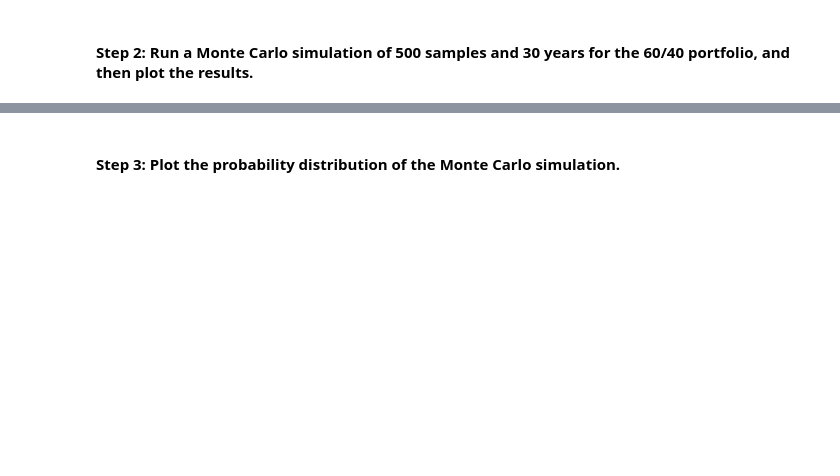
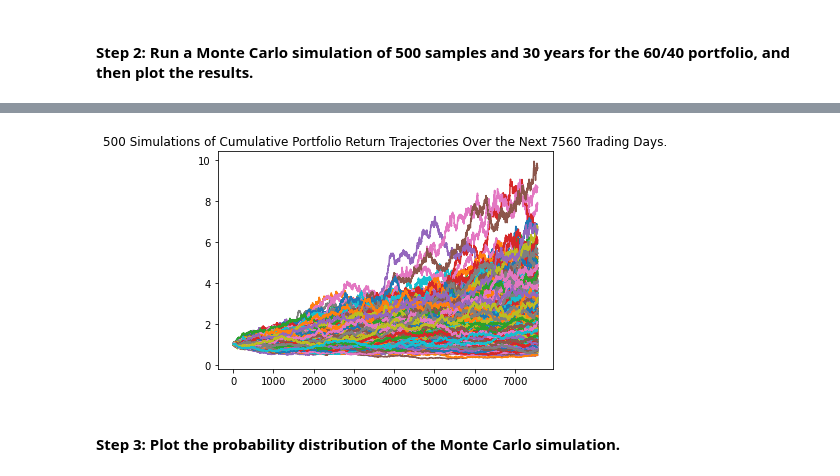
Before and after one commit to zvahidy/Financial-Planning, a Jupyter notebook: financial_planning_tools.ipynb, the cells around one changed output, grey strips where cells are left out. Drawn from its saved outputs; the diff is of its cells as text; code cells hidden in the pictures; blank space fills up the shorter version.

Commit message:
Monte Carlo Simulation

```diff
--- a/financial_planning_tools.ipynb
+++ b/financial_planning_tools.ipynb
@@ -431,22 +431,29 @@ In this section, you’ll use the MCForecastTools library to create a Monte Carl
 # %%
 # Set start and end dates of 3 years back from your current date
 # Alternatively, you can use an end date of 2020-08-07 and work 3 years back from that date
-# YOUR CODE HERE
-# YOUR CODE HERE
+
+start_date = pd.Timestamp("2019-07-18", tz="America/New_York").isoformat()
+end_date = pd.Timestamp("2022-07-18", tz="America/New_York").isoformat()
 # %%
 # Use the Alpaca get_bars function to make the API call to get the 3 years worth of pricing data
 # The tickers and timeframe parameters should have been set in Part 1 of this activity
 # The start and end dates should be updated with the information set above
 # Remember to add the df property to the end of the call so the response is returned as a DataFrame
-# YOUR CODE HERE
+three_yr_closing_prices_df = alpaca.get_bars(
+    tickers,
+    timeframe,
+    start=start_date,
+    end=end_date
+).df
 
 # Reorganize the DataFrame
 # Separate ticker data
-# YOUR CODE HERE
+SPY = three_yr_closing_prices_df[three_yr_closing_prices_df['symbol']=='SPY'].drop('symbol', axis=1)
+AGG = three_yr_closing_prices_df[three_yr_closing_prices_df['symbol']=='AGG'].drop('symbol', axis=1)
 
 # Concatenate the ticker DataFrames
-# YOUR CODE HERE
+three_yr_closing_prices_df = pd.concat([SPY, AGG,], axis=1, keys=["SPY", "AGG",])
 
 # Display both the first and last five rows of the DataFrame
-# YOUR CODE HERE
-# YOUR CODE HERE
+display(three_yr_closing_prices_df.head())
+display(three_yr_closing_prices_df.tail())
@@ -456,7 +480,11 @@ In this section, you’ll use the MCForecastTools library to create a Monte Carl
 # Configure the Monte Carlo simulation to forecast 30 years cumulative returns
 # The weights should be split 40% to AGG and 60% to SPY.
 # Run 500 samples.
-# YOUR CODE HERE
-
+MC_thirty_yr = MCSimulation(
+    portfolio_data = three_yr_closing_prices_df,
+    weights = [.40,.60],
+    num_simulation = 500,
+    num_trading_days = 252*30
+)
 # Review the simulation input data
-# YOUR CODE HERE
+MC_thirty_yr.portfolio_data.head()
@@ -466,7 +545,9 @@ In this section, you’ll use the MCForecastTools library to create a Monte Carl
 # %%
 # Visualize the 30-year Monte Carlo simulation by creating an
 # overlay line plot
-# YOUR CODE HERE
+MC_thirty_yr_line_plot = MC_thirty_yr.plot_simulation()
+# %% [output]
+[figure, added]
 # %% [markdown]
 #### Step 3: Plot the probability distribution of the Monte Carlo simulation.
 # %%
```
Also changed, not shown: parts of 7 cells of this notebook.
